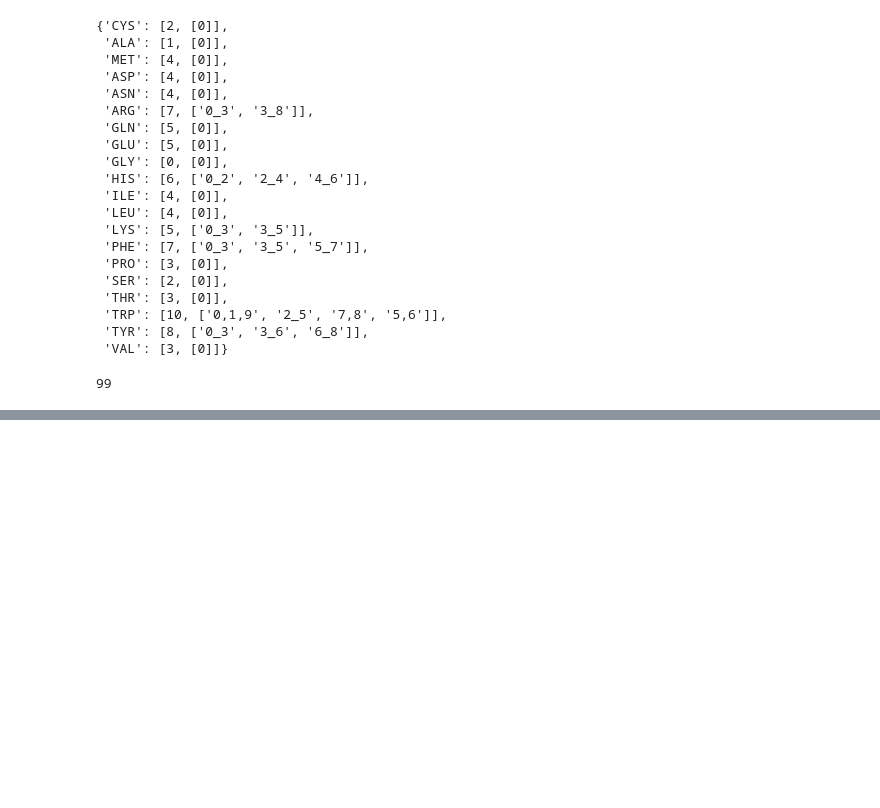
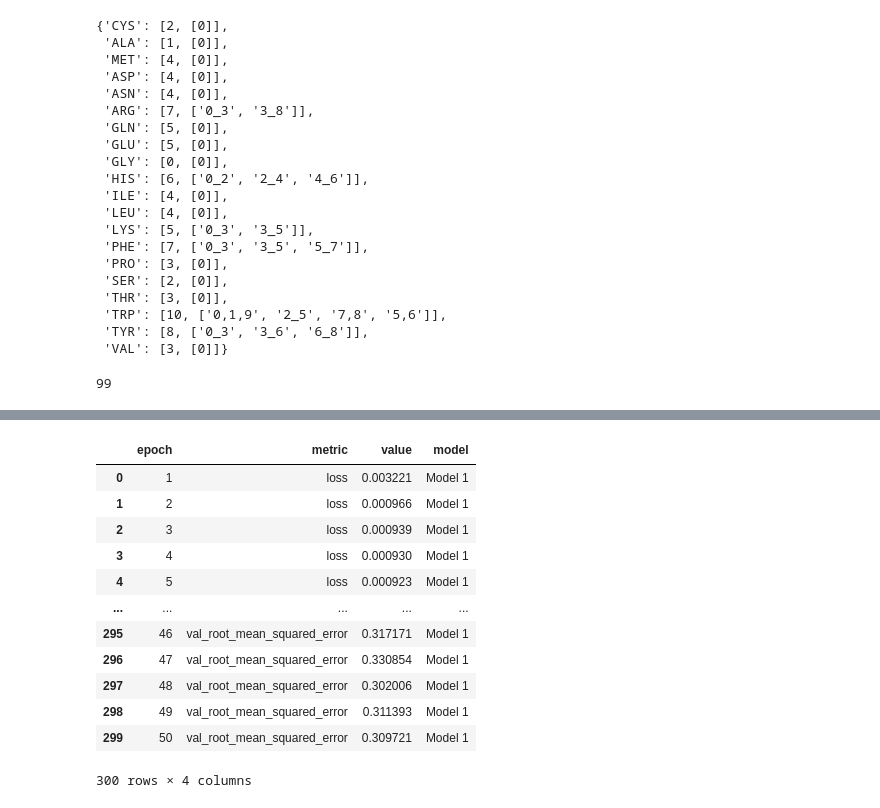
Before and after one commit to A-Hareed/BackMapNet, a Jupyter notebook: coordinate_pred.ipynb, the cells around one changed output, grey strips where cells are left out. Drawn from its saved outputs; the diff is of its cells as text; code cells hidden in the pictures; blank space fills up the shorter version.

```diff
--- a/coordinate_pred.ipynb
+++ b/coordinate_pred.ipynb
@@ -493,0 +557,6 @@ f"cluster_PD_{number}_SC.npy"
+# %%
+with open('training_history_winS_4.json', 'r') as f:
+    history_dict_4 = json.load(f)
+# %%
+with open('training_history_winS_8.json', 'r') as f:
+    history_dict_8 = json.load(f)
@@ -493,0 +578,16 @@ f"cluster_PD_{number}_SC.npy"
+# %%
+model1
+# %% [output]
+|  | epoch | metric | value | model |
+| 0 | 1 | loss | 0.003221 | Model 1 |
+| 1 | 2 | loss | 0.000966 | Model 1 |
+| 2 | 3 | loss | 0.000939 | Model 1 |
+| 3 | 4 | loss | 0.000930 | Model 1 |
+| 4 | 5 | loss | 0.000923 | Model 1 |
+| ... | ... | ... | ... | ... |
+| 295 | 46 | val_root_mean_squared_error | 0.317171 | Model 1 |
+| 296 | 47 | val_root_mean_squared_error | 0.330854 | Model 1 |
+| 297 | 48 | val_root_mean_squared_error | 0.302006 | Model 1 |
+| 298 | 49 | val_root_mean_squared_error | 0.311393 | Model 1 |
+| 299 | 50 | val_root_mean_squared_error | 0.309721 | Model 1 |
+300 rows × 4 columns
```
Also changed, not shown: parts of 20 cells of this notebook, 1 other file.
